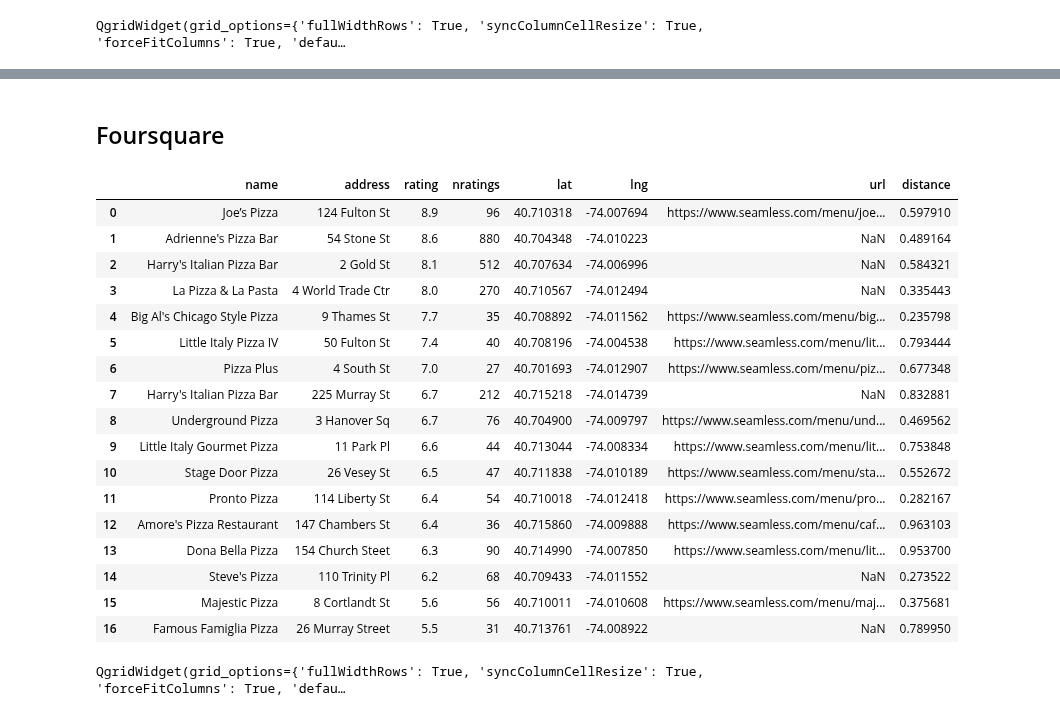
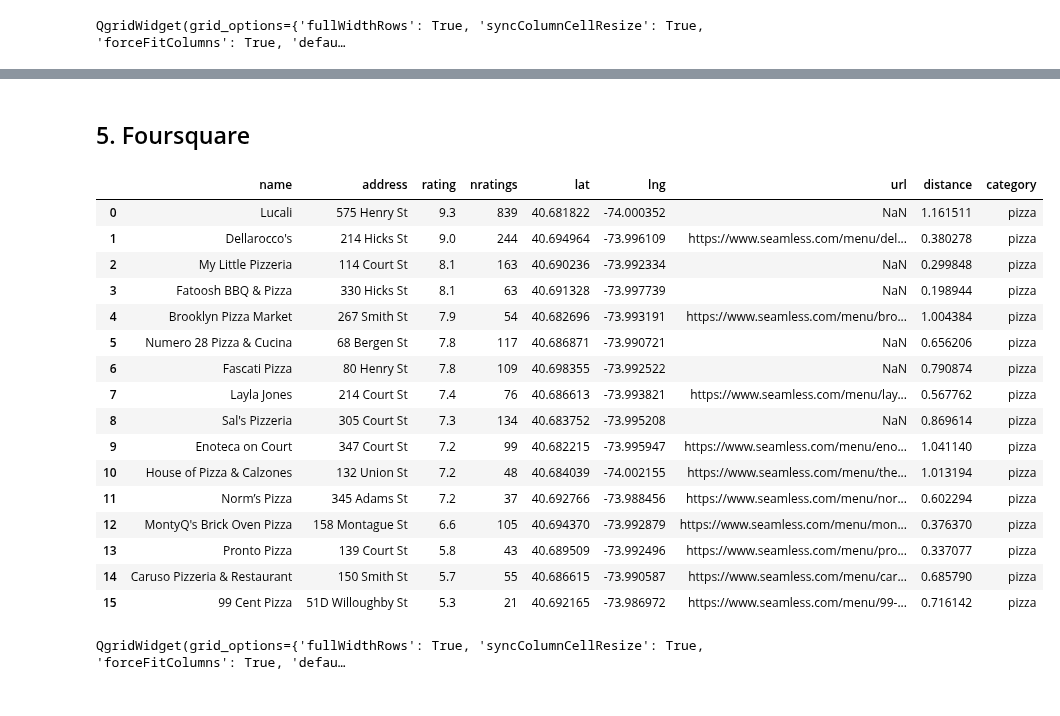
Before and after one commit to druce/Pizza, a Jupyter notebook: pizza.ipynb, the cells around one changed output, grey strips where cells are left out. Drawn from its saved outputs; the diff is of its cells as text; code cells hidden in the pictures.

```diff
--- a/pizza.ipynb
+++ b/pizza.ipynb
@@ -161,3 +166,6 @@ def get_loc(loc = widgets.Dropdown(
     return None
 # %% [output]
 interactive(children=(Dropdown(description='Location:', options=(('Midtown', '40.7484, -73.9857'), ('Downtown'…
+# %%
+test_pickle_filename = keyword + "_" + location.replace(' ', '').lower() + ".pkl"
+test_pickle_filename
@@ -444,7 +455,7 @@ venues_map
 # %% [output]
 [interactive output not drawn]
 # %% [markdown]
-## Foursquare
+## 5. Foursquare
 # %%
 def foursquare_get_df(location_coords, keyword):
     location_str = "%.7f,%.7f" % location_coords
@@ -471,58 +482,56 @@ def foursquare_get_df(location_coords, keyword):
         # default these to -1
         try:
             # get rating, nratings with another API call for venue details
             venue_details = client.venues(venue_id)['venue']
             venue_rating = venue_details['rating']
             venue_nratings = venue_details['ratingSignals']
         except FoursquareException as e:
             print("Foursquare exception", type(e), str(e))
         except Exception as e:
             continue
             # sometimes no rating ... probably not popular enough
             # print(type(e), str(e))
             # print(traceback.format_exc())
             # print("No rating for %s" % venue_name)
 
         foursquare_array.append([venue_name, venue_address, venue_rating, venue_nratings, venue_lat, venue_lng, venue_url])
 
     foursquare_df = pd.DataFrame(foursquare_array)
 
-    if len(foursquare_df) and len(foursquare_df.columns):
+    if foursquare_df.empty:
+        return None
+    else:
         foursquare_df.columns = ['name', 'address', 'rating', 'nratings', 'lat', 'lng', 'url']
         foursquare_df = foursquare_df.loc[(foursquare_df['nratings'] >= MIN_USER_RATINGS) & (foursquare_df['rating'] >= MIN_RATING)] \
                                      .sort_values(['rating', 'nratings'], ascending=False) \
                                      .reset_index(drop=True)
 
         foursquare_df['distance'] = foursquare_df.apply(lambda row: distance((row['lat'], row['lng']), location_coords).km,
                                                         axis=1)
-        if foursquare_df.empty:
-            return None
-        else:
-            return foursquare_df
-    else:
-        return None
+        foursquare_df['category'] = keyword
+
+        return foursquare_df
 
 foursquare_df = foursquare_get_df(location_coords, keyword)
 foursquare_df
 # %% [output]
-|  | name | address | rating | nratings | lat | lng | url | distance |
-| 0 | Joe’s Pizza | 124 Fulton St | 8.9 | 96 | 40.710318 | -74.007694 | https://www.seamless.com/menu/joe... | 0.597910 |
-| 1 | Adrienne's Pizza Bar | 54 Stone St | 8.6 | 880 | 40.704348 | -74.010223 | NaN | 0.489164 |
-| 2 | Harry's Italian Pizza Bar | 2 Gold St | 8.1 | 512 | 40.707634 | -74.006996 | NaN | 0.584321 |
-| 3 | La Pizza & La Pasta | 4 World Trade Ctr | 8.0 | 270 | 40.710567 | -74.012494 | NaN | 0.335443 |
-| 4 | Big Al's Chicago Style Pizza | 9 Thames St | 7.7 | 35 | 40.708892 | -74.011562 | https://www.seamless.com/menu/big... | 0.235798 |
-| 5 | Little Italy Pizza IV | 50 Fulton St | 7.4 | 40 | 40.708196 | -74.004538 | https://www.seamless.com/menu/lit... | 0.793444 |
-| 6 | Pizza Plus | 4 South St | 7.0 | 27 | 40.701693 | -74.012907 | https://www.seamless.com/menu/piz... | 0.677348 |
-| 7 | Harry's Italian Pizza Bar | 225 Murray St | 6.7 | 212 | 40.715218 | -74.014739 | NaN | 0.832881 |
-| 8 | Underground Pizza | 3 Hanover Sq | 6.7 | 76 | 40.704900 | -74.009797 | https://www.seamless.com/menu/und... | 0.469562 |
-| 9 | Little Italy Gourmet Pizza | 11 Park Pl | 6.6 | 44 | 40.713044 | -74.008334 | https://www.seamless.com/menu/lit... | 0.753848 |
-| 10 | Stage Door Pizza | 26 Vesey St | 6.5 | 47 | 40.711838 | -74.010189 | https://www.seamless.com/menu/sta... | 0.552672 |
-| 11 | Pronto Pizza | 114 Liberty St | 6.4 | 54 | 40.710018 | -74.012418 | https://www.seamless.com/menu/pro... | 0.282167 |
-| 12 | Amore's Pizza Restaurant | 147 Chambers St | 6.4 | 36 | 40.715860 | -74.009888 | https://www.seamless.com/menu/caf... | 0.963103 |
-| 13 | Dona Bella Pizza | 154 Church Steet | 6.3 | 90 | 40.714990 | -74.007850 | https://www.seamless.com/menu/lit... | 0.953700 |
-| 14 | Steve's Pizza | 110 Trinity Pl | 6.2 | 68 | 40.709433 | -74.011552 | NaN | 0.273522 |
-| 15 | Majestic Pizza | 8 Cortlandt St | 5.6 | 56 | 40.710011 | -74.010608 | https://www.seamless.com/menu/maj... | 0.375681 |
-| 16 | Famous Famiglia Pizza | 26 Murray Street | 5.5 | 31 | 40.713761 | -74.008922 | NaN | 0.789950 |
+|  | name | address | rating | nratings | lat | lng | url | distance | category |
+| 0 | Lucali | 575 Henry St | 9.3 | 839 | 40.681822 | -74.000352 | NaN | 1.161511 | pizza |
+| 1 | Dellarocco's | 214 Hicks St | 9.0 | 244 | 40.694964 | -73.996109 | https://www.seamless.com/menu/del... | 0.380278 | pizza |
+| 2 | My Little Pizzeria | 114 Court St | 8.1 | 163 | 40.690236 | -73.992334 | NaN | 0.299848 | pizza |
+| 3 | Fatoosh BBQ & Pizza | 330 Hicks St | 8.1 | 63 | 40.691328 | -73.997739 | NaN | 0.198944 | pizza |
+| 4 | Brooklyn Pizza Market | 267 Smith St | 7.9 | 54 | 40.682696 | -73.993191 | https://www.seamless.com/menu/bro... | 1.004384 | pizza |
+| 5 | Numero 28 Pizza & Cucina | 68 Bergen St | 7.8 | 117 | 40.686871 | -73.990721 | NaN | 0.656206 | pizza |
+| 6 | Fascati Pizza | 80 Henry St | 7.8 | 109 | 40.698355 | -73.992522 | NaN | 0.790874 | pizza |
+| 7 | Layla Jones | 214 Court St | 7.4 | 76 | 40.686613 | -73.993821 | https://www.seamless.com/menu/lay... | 0.567762 | pizza |
+| 8 | Sal's Pizzeria | 305 Court St | 7.3 | 134 | 40.683752 | -73.995208 | NaN | 0.869614 | pizza |
+| 9 | Enoteca on Court | 347 Court St | 7.2 | 99 | 40.682215 | -73.995947 | https://www.seamless.com/menu/eno... | 1.041140 | pizza |
+| 10 | House of Pizza & Calzones | 132 Union St | 7.2 | 48 | 40.684039 | -74.002155 | https://www.seamless.com/menu/the... | 1.013194 | pizza |
+| 11 | Norm’s Pizza | 345 Adams St | 7.2 | 37 | 40.692766 | -73.988456 | https://www.seamless.com/menu/nor... | 0.602294 | pizza |
+| 12 | MontyQ's Brick Oven Pizza | 158 Montague St | 6.6 | 105 | 40.694370 | -73.992879 | https://www.seamless.com/menu/mon... | 0.376370 | pizza |
+| 13 | Pronto Pizza | 139 Court St | 5.8 | 43 | 40.689509 | -73.992496 | https://www.seamless.com/menu/pro... | 0.337077 | pizza |
+| 14 | Caruso Pizzeria & Restaurant | 150 Smith St | 5.7 | 55 | 40.686615 | -73.990587 | https://www.seamless.com/menu/car... | 0.685790 | pizza |
+| 15 | 99 Cent Pizza | 51D Willoughby St | 5.3 | 21 | 40.692165 | -73.986972 | https://www.seamless.com/menu/99-... | 0.716142 | pizza |
 # %%
 if foursquare_df is not None and not foursquare_df.empty:
     foursquare_df.to_pickle('foursquare_' + test_pickle_filename)
```
Also changed, not shown: parts of 28 cells of this notebook, 30 other files.
